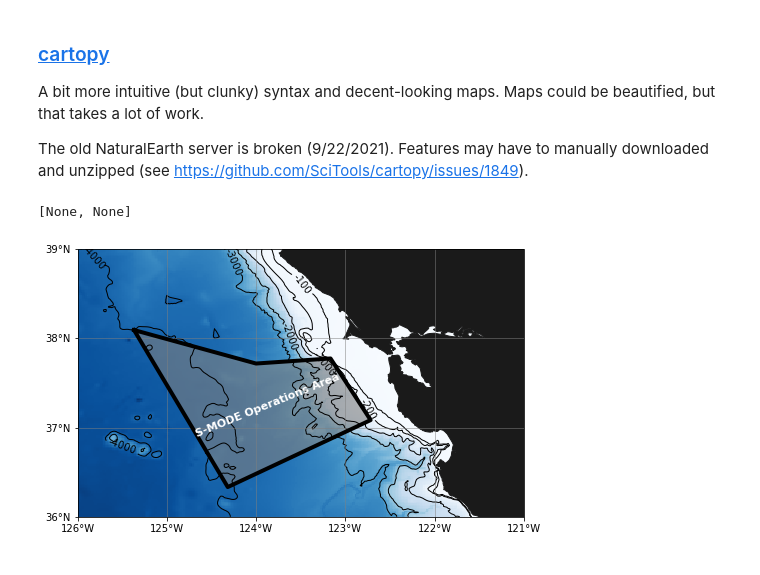
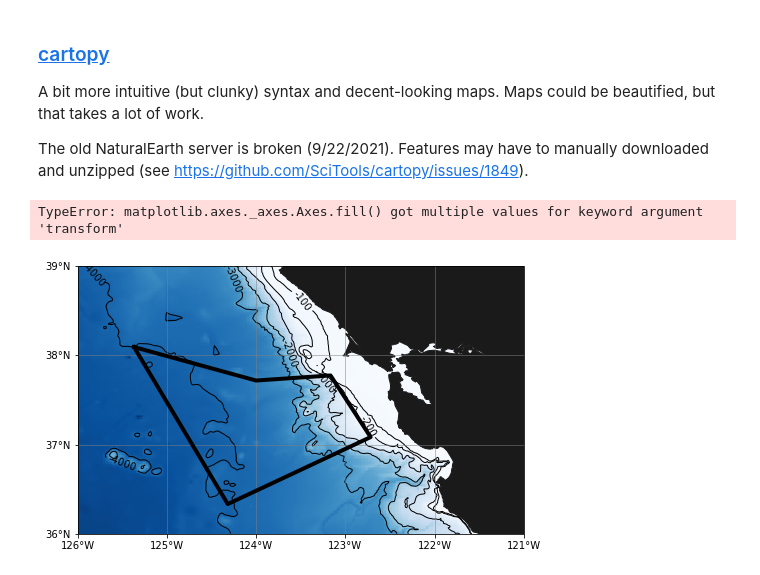
Before and after one commit to NASA-SMODE/Maps, a Jupyter notebook: MapOperationsArea.ipynb, the cells around one changed output. Drawn from its saved outputs; the diff is of its cells as text; code cells hidden in the pictures.

```diff
--- a/MapOperationsArea.ipynb
+++ b/MapOperationsArea.ipynb
@@ -120,7 +119,7 @@ bathy = bathy.sel(lon=slice(MAPEXTENT[0],MAPEXTENT[1]),
                   lat=slice(MAPEXTENT[2],MAPEXTENT[3])
 )
 # %%
-projection = ccrs.PlateCarree(central_longitude=(map_extent[0]+map_extent[1])/2)
+projection = ccrs.PlateCarree(central_longitude=(MAPEXTENT[0]+MAPEXTENT[1])/2)
 map_axes = (GeoAxes,{'map_projection':projection})
 # %%
 # A simple modified version of the functions below
@@ -137,16 +136,23 @@ def plot_operations_area(ax,
               description of parameters.
     """
 
+    kwargs_plot = dict(color='k',linewidth=4)
+    kwargs_fill = dict(color='0.5', alpha=0.6)
+
+    if transform:
+        kwargs_plot['transform'] = transform
+        kwargs_fill['transform'] = transform
+
+
     ax.plot(OPSAREA['longitude'],
             OPSAREA['latitude'],
-            transform=transform,
-            color='k',linewidth=4
+            **kwargs_plot
        )
 
     ax.fill(OPSAREA['longitude'],
             OPSAREA['latitude'],
             transform=transform,
-            color='0.5', alpha=0.6,
+            **kwargs_fill
            )
 
     if add_label:
@@ -213,26 +219,26 @@ def plot_map_properties(ax,
 # %%
 fig = plt.figure(figsize=(8,7))
 
 ax = fig.add_subplot(111, projection=projection)
 
-_ = ax.set_extent(map_extent)
+ax.set_extent(MAPEXTENT)
 
 # Topography
 plot_topography(ax, transform=ccrs.PlateCarree())
 
 # Map properties (continent, labels, grid)
 plot_map_properties(ax,transform=ccrs.PlateCarree())
 
 # SMODE area
 plot_operations_area(ax=ax,
                      transform=ccrs.PlateCarree(),
                      add_label=True
 )
 
 # Save figure
 [fig.savefig(os.path.join(figdir,filename+'_cartopy.'+ext),
              **figproperties)
             for ext in extension]
 # %% [output]
-[None, None]
+TypeError: matplotlib.axes._axes.Axes.fill() got multiple values for keyword argument 'transform'
-[figure, old version]
+[figure, new version]
```
Also changed, not shown: parts of 1 cell of this notebook.
